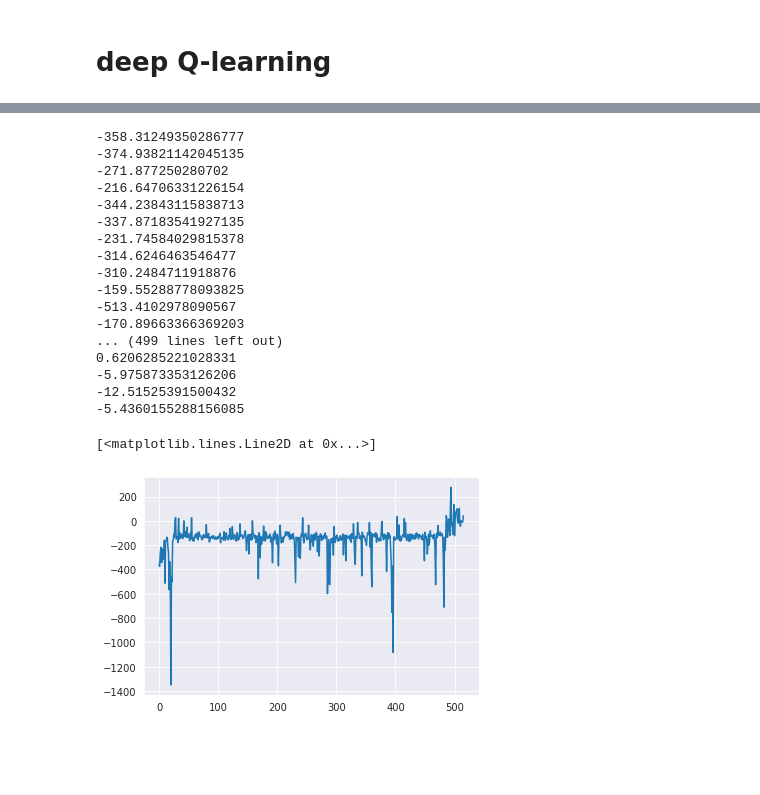
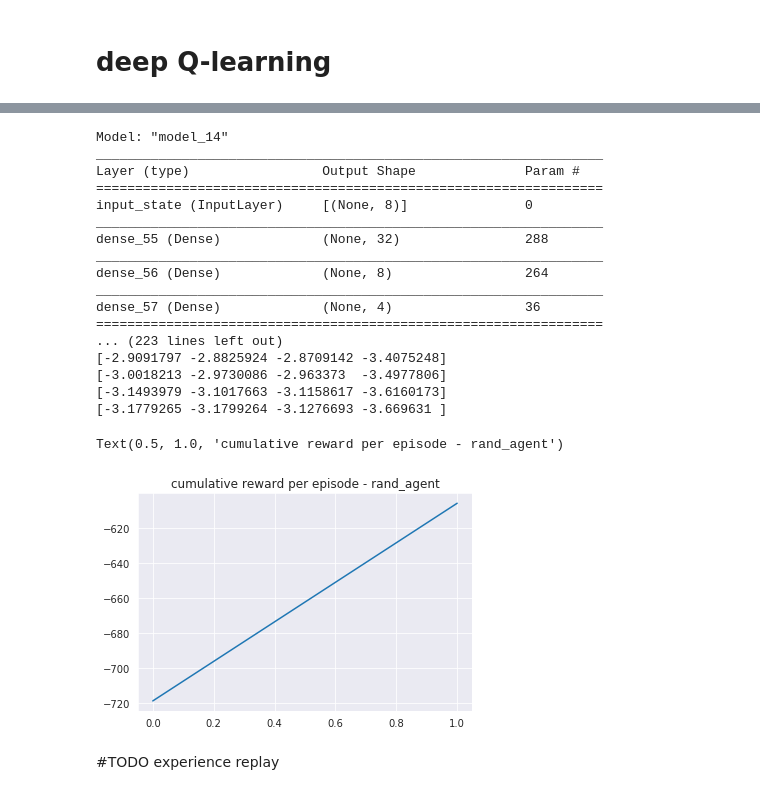
Before and after one commit to racousin/rl_introduction, a Jupyter notebook: notebooks/III) deep_Q-learning.ipynb, the cells around one changed output, grey strips where cells are left out. Saved outputs shown, nothing was run; the diff lists cells and outputs as text; code cells hidden in the pictures; blank space fills up the shorter version.

```diff
--- a/notebooks/III) deep_Q-learning.ipynb
+++ b/notebooks/III) deep_Q-learning.ipynb
@@ -158,27 +215,29 @@ INFO:tensorflow:Assets written to: ../src/models/test/assets
-# %%
-rewards, ep_rewards = run.run_experiment()
-# %% [output]
--358.31249350286777
--374.93821142045135
--271.877250280702
--216.64706331226154
--344.23843115838713
--337.87183541927135
--231.74584029815378
--314.6246463546477
--310.2484711918876
--159.55288778093825
--513.4102978090567
--170.89663366369203
-... (499 lines left out)
-0.6206285221028331
--5.975873353126206
--12.51525391500432
--5.4360155288156085
-# %%
-plt.plot(ep_rewards)
-# %% [output]
-[<matplotlib.lines.Line2D at 0x...>]
-[figure, removed]
+# %%
+q_agent = DeepQAgentV2(env)
+rewards = run_experiment_episode_train(env, q_agent, 200)
+plt.plot(rewards)
+plt.title('cumulative reward per episode - rand_agent')
+# %% [output]
+Model: "model_14"
+_________________________________________________________________
+Layer (type)                 Output Shape              Param #
+=================================================================
+input_state (InputLayer)     [(None, 8)]               0
+_________________________________________________________________
+dense_55 (Dense)             (None, 32)                288
+_________________________________________________________________
+dense_56 (Dense)             (None, 8)                 264
+_________________________________________________________________
+dense_57 (Dense)             (None, 4)                 36
+=================================================================
+... (223 lines left out)
+[-2.9091797 -2.8825924 -2.8709142 -3.4075248]
+[-3.0018213 -2.9730086 -2.963373  -3.4977806]
+[-3.1493979 -3.1017663 -3.1158617 -3.6160173]
+[-3.1779265 -3.1799264 -3.1276693 -3.669631 ]
+Text(0.5, 1.0, 'cumulative reward per episode - rand_agent')
+[figure, added]
 # %%
 model = load_model('../src/models/test')
+# %% [markdown]
+#TODO experience replay
```
Also changed, not shown: parts of 22 cells of this notebook.
